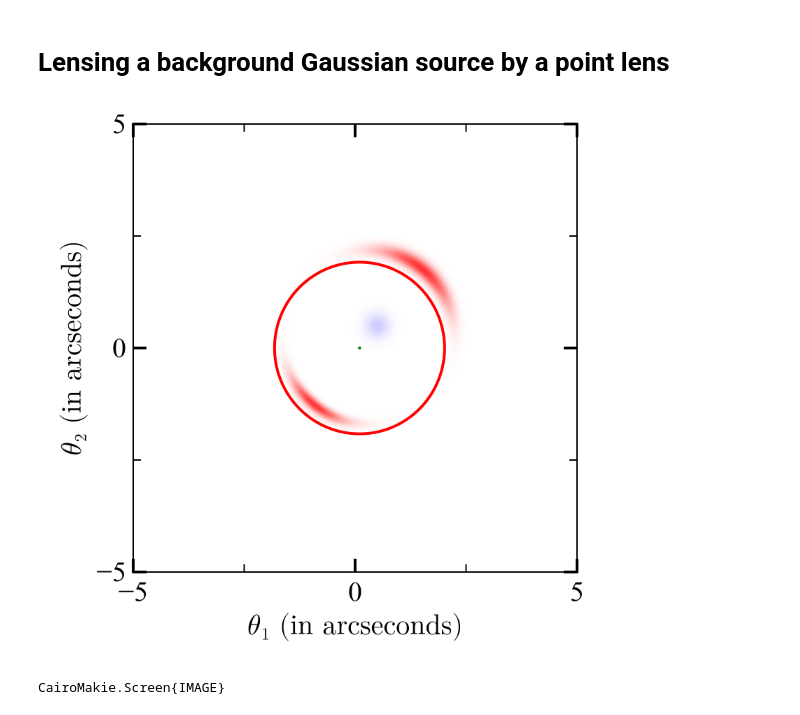
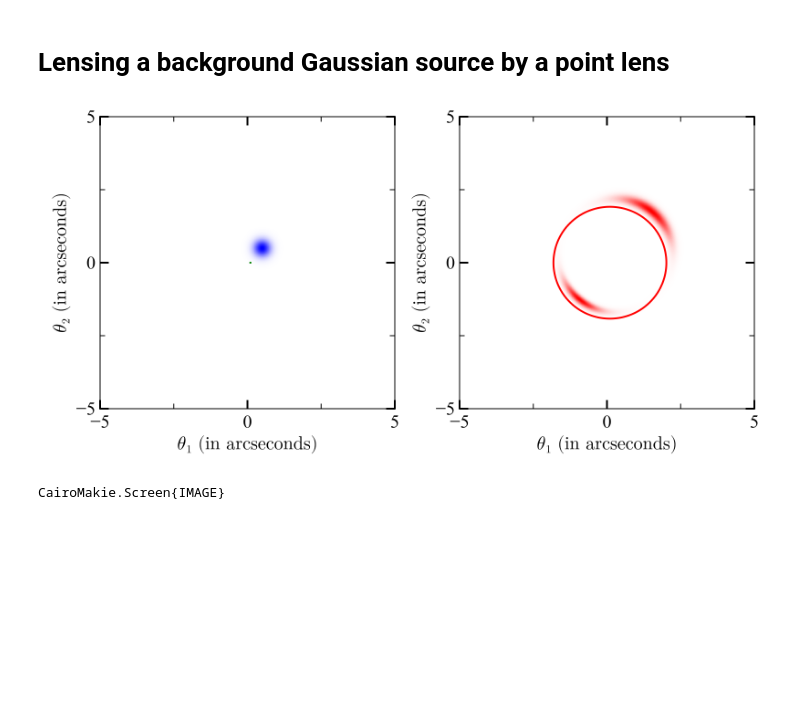
Before and after one commit to akmeena766/WinterSchool2025_BasicAstro, a Jupyter notebook: lensing.ipynb, the cells around one changed output. Cells and saved outputs as stored; diff of their text form; code cells hidden in the pictures; blank space fills up the shorter version.

```diff
--- a/lensing.ipynb
+++ b/lensing.ipynb
@@ -29,16 +29,16 @@ adis = Dls/Dos
 # %%
 # Create image plane grid (default units are ANGLE_ARCSEC)
 x, y = Lenses.get_meshgrid(5, 5, 0.01);
 
 # Initialize an isolated point mass lens
 lens = Lenses.init_PointLens(D_d = Dol, x_c=0.1, mass=1E12*MASS_SUN)
 
 # Let us add an extended source
 src = Sources.gaussian(x, y, 0.2, 0.2, (0.5, 0.5), A=1)
 
 # Plot the source and image plane
-fig, ax = Lenses.plot_image_plane(lens, x, y, adis; source=src)
+fig, ax = Lenses.plot_image_plane(lens, x, y, adis; two_panel=true, source=src)
 display(fig)
 # %% [output]
-[figure, old version]
+[figure, new version]
 CairoMakie.Screen{IMAGE}
```
Also changed, not shown: parts of 2 cells of this notebook.
